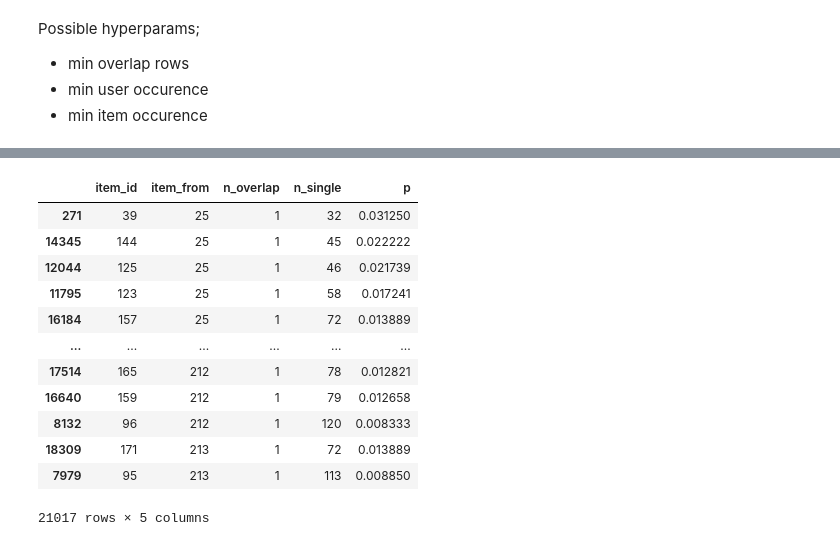
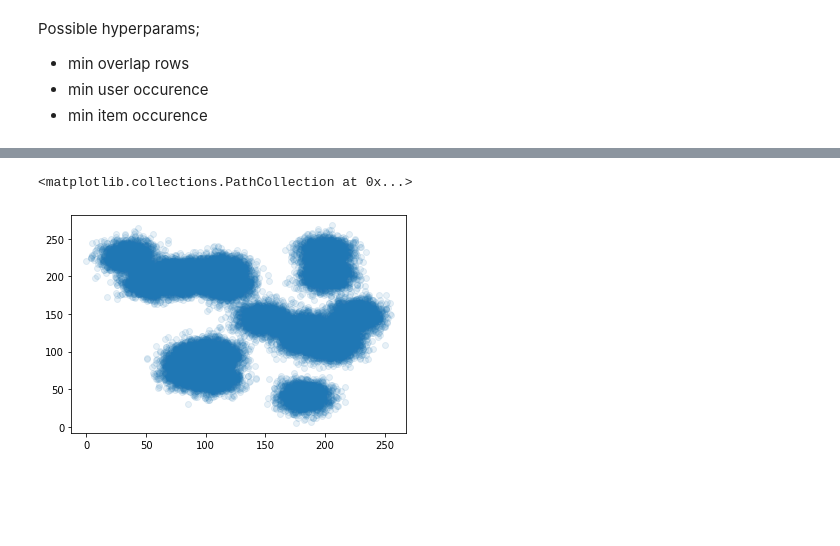
Before and after one commit to koaning/paftdunk, a Jupyter notebook: notebooks/01-quickstart.ipynb, the cells around one changed output, grey strips where cells are left out. Cells and saved outputs as stored; diff of their text form; code cells hidden in the pictures; blank space fills up the shorter version.

```diff
--- a/notebooks/01-quickstart.ipynb
+++ b/notebooks/01-quickstart.ipynb
@@ -119,21 +110,0 @@ agg_itemitem = (itemitem_df
-# %%
-(agg_itemitem
- .set_index('item_id')
- .join(item_df.set_index('item_id'))
- .reset_index()
- .assign(p=lambda d: d['n_overlap']/d['n_single'])
- .sort_values(['item_from', 'p'], ascending=[True, False]))
-# %% [output]
-|  | item_id | item_from | n_overlap | n_single | p |
-| 271 | 39 | 25 | 1 | 32 | 0.031250 |
-| 14345 | 144 | 25 | 1 | 45 | 0.022222 |
-| 12044 | 125 | 25 | 1 | 46 | 0.021739 |
-| 11795 | 123 | 25 | 1 | 58 | 0.017241 |
-| 16184 | 157 | 25 | 1 | 72 | 0.013889 |
-| ... | ... | ... | ... | ... | ... |
-| 17514 | 165 | 212 | 1 | 78 | 0.012821 |
-| 16640 | 159 | 212 | 1 | 79 | 0.012658 |
-| 8132 | 96 | 212 | 1 | 120 | 0.008333 |
-| 18309 | 171 | 213 | 1 | 72 | 0.013889 |
-| 7979 | 95 | 213 | 1 | 113 | 0.008850 |
-21017 rows × 5 columns
@@ -141,0 +111,5 @@ df.reset_index()
+# %%
+plt.scatter(X[:, 0], X[:, 1], alpha=0.1)
+# %% [output]
+<matplotlib.collections.PathCollection at 0x...>
+[figure, added]
```
Also changed, not shown: parts of 10 cells of this notebook, 3 other files.
